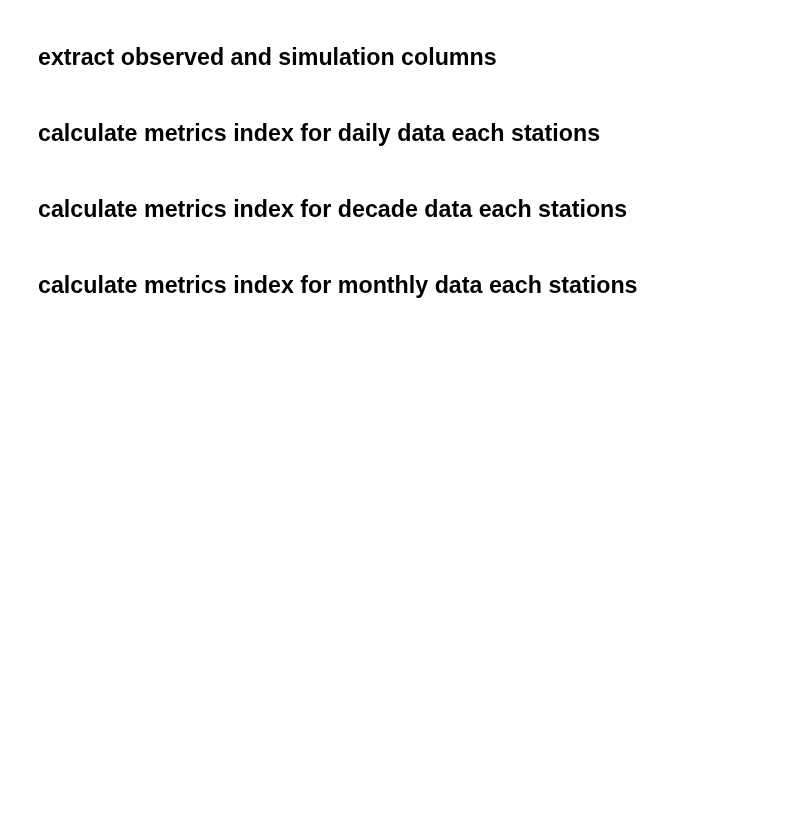
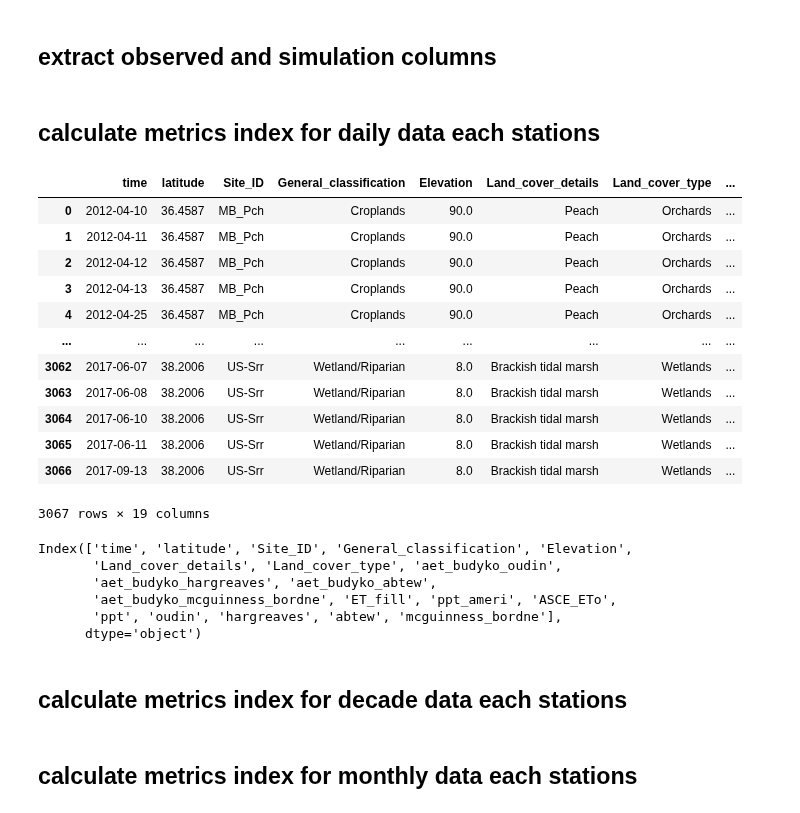
Before and after one commit to mahdi98mnm/download_PRISM_data, a Jupyter notebook: PRISM_tmin_stable_4kmD2_20160612_nc/calculate_ETo.ipynb, the cells around one changed output. Cells and saved outputs as stored; diff of their text form; code cells hidden in the pictures; blank space fills up the shorter version.

```diff
--- a/PRISM_tmin_stable_4kmD2_20160612_nc/calculate_ETo.ipynb
+++ b/PRISM_tmin_stable_4kmD2_20160612_nc/calculate_ETo.ipynb
@@ -340,6 +322,7 @@ for file in csv_files:
     dfs.append(ts_data)
 
 merged_df = pd.concat(dfs, ignore_index=True)
+merged_df['time'] = pd.to_datetime(merged_df['date'],format= "%Y-%m-%d" )
 merged_df
 # %% [output]
 |  | date | rh | H | sw_in | t_dew | vp | theta_1 | lw_out | LE | wd | ... | ... |
@@ -532,6 +515,48 @@ def calculate_timescale_metrics(data, timescale):
 daily_metrics = calculate_timescale_metrics(filtered_df, 'Daily')
 
 daily_metrics["number_of_days_nan"] = daily_metrics['Site_ID'].map(count_of_nan_for_stations)
+
+daily_metrics = pd.merge(daily_metrics, filtered_df[['Site_ID','latitude', 'General_classification', 'Elevation', 'Land_cover_details', 'Land_cover_type']],
+                  on=['Site_ID'],
+                  how='left')
+daily_data = filtered_df[['time','latitude','Site_ID', 'General_classification', 'Elevation','Land_cover_details', 'Land_cover_type','aet_budyko_oudin',
+             'aet_budyko_hargreaves', 'aet_budyko_abtew', 'aet_budyko_mcguinness_bordne', 'ET_fill']]
+# %%
+daily_data_1 = pd.merge(daily_data, merged_df[['Site_ID', 'time','ppt', 'ASCE_ETo']],
+                  on=['Site_ID', 'time'],
+                  how='left')
+
+
+daily_data_1 = daily_data_1.rename(columns={'ppt': 'ppt_ameri'})
+
+daily_data_1 = pd.merge(daily_data_1, prism_data_daily[['Site_ID', 'time','ppt', 'oudin', 'hargreaves', 'abtew', 'mcguinness_bordne']],
+                  on=['Site_ID', 'time'],
+                  how='left')
+
+daily_data_1
+# %% [output]
+|  | time | latitude | Site_ID | General_classification | Elevation | Land_cover_details | Land_cover_type | ... |
+| 0 | 2012-04-10 | 36.4587 | MB_Pch | Croplands | 90.0 | Peach | Orchards | ... |
+| 1 | 2012-04-11 | 36.4587 | MB_Pch | Croplands | 90.0 | Peach | Orchards | ... |
+| 2 | 2012-04-12 | 36.4587 | MB_Pch | Croplands | 90.0 | Peach | Orchards | ... |
+| 3 | 2012-04-13 | 36.4587 | MB_Pch | Croplands | 90.0 | Peach | Orchards | ... |
+| 4 | 2012-04-25 | 36.4587 | MB_Pch | Croplands | 90.0 | Peach | Orchards | ... |
+| ... | ... | ... | ... | ... | ... | ... | ... | ... |
+| 3062 | 2017-06-07 | 38.2006 | US-Srr | Wetland/Riparian | 8.0 | Brackish tidal marsh | Wetlands | ... |
+| 3063 | 2017-06-08 | 38.2006 | US-Srr | Wetland/Riparian | 8.0 | Brackish tidal marsh | Wetlands | ... |
+| 3064 | 2017-06-10 | 38.2006 | US-Srr | Wetland/Riparian | 8.0 | Brackish tidal marsh | Wetlands | ... |
+| 3065 | 2017-06-11 | 38.2006 | US-Srr | Wetland/Riparian | 8.0 | Brackish tidal marsh | Wetlands | ... |
+| 3066 | 2017-09-13 | 38.2006 | US-Srr | Wetland/Riparian | 8.0 | Brackish tidal marsh | Wetlands | ... |
+3067 rows × 19 columns
+# %%
+daily_data_1.columns
+# %% [output]
+Index(['time', 'latitude', 'Site_ID', 'General_classification', 'Elevation',
+       'Land_cover_details', 'Land_cover_type', 'aet_budyko_oudin',
+       'aet_budyko_hargreaves', 'aet_budyko_abtew',
+       'aet_budyko_mcguinness_bordne', 'ET_fill', 'ppt_ameri', 'ASCE_ETo',
+       'ppt', 'oudin', 'hargreaves', 'abtew', 'mcguinness_bordne'],
+      dtype='object')
 # %% [markdown]
 ## calculate metrics index for decade data each stations
 # %%
```
Also changed, not shown: parts of 6 cells of this notebook, 2 other files.
